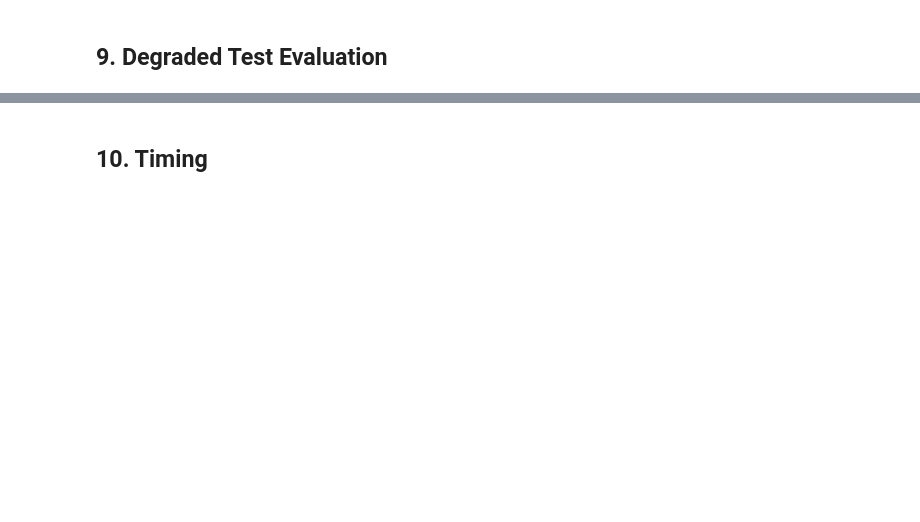
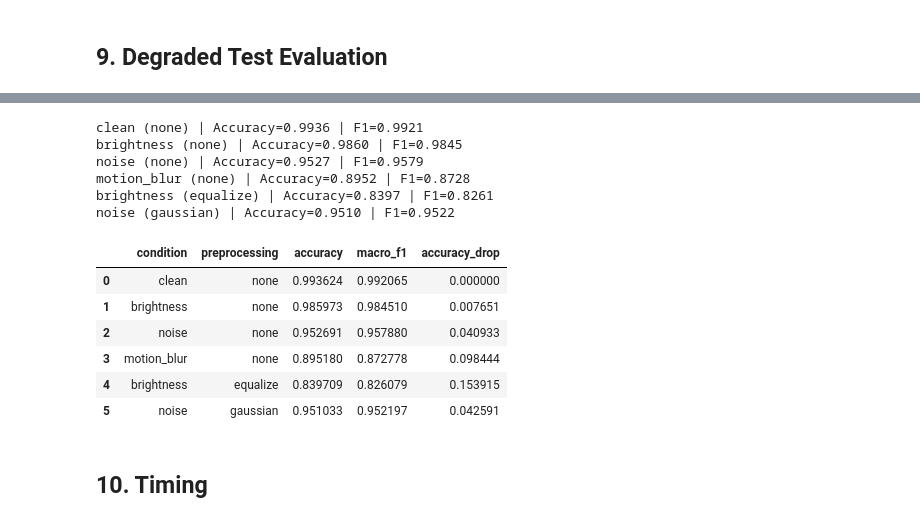
Before and after one commit to Davy-Chu/CP467GroupProject, a Jupyter notebook: notebooks/02_cnn.ipynb, the cells around one changed output, grey strips where cells are left out. Cells and saved outputs as stored; diff of their text form; code cells hidden in the pictures; blank space fills up the shorter version.

```diff
--- a/notebooks/02_cnn.ipynb
+++ b/notebooks/02_cnn.ipynb
@@ -533,3 +579,78 @@ motion_blur: accuracy 0.7382, macro f1 0.6980, drop 0.2017
+# %%
+
+#Evaluate CNN using same conditions as HOG + SVM
+experiments = [
+    ("clean", "none"),
+    ("brightness", "none"),
+    ("noise", "none"),
+    ("motion_blur", "none"),
+    ("brightness", "equalize"),
+    ("noise", "gaussian"),
+]
+
+results = []
+class_ids = sorted(validation_metadata["ClassId"].unique())
+
+for condition, preprocessing in experiments:
+    x, y = load_split_into_memory(
+        validation_metadata,
+        condition=condition,
+        preprocessing=preprocessing,
+    )
+
+    predictions = predict(x)
+    labels = y.numpy()
+
+    accuracy = accuracy_score(labels, predictions)
+    macro_f1 = f1_score(
+        labels,
+        predictions,
+        labels=class_ids,
+        average="macro",
+        zero_division=0,
+    )
+
+    results.append({
+        "condition": condition,
+        "preprocessing": preprocessing,
+        "accuracy": accuracy,
+        "macro_f1": macro_f1,
+    })
+
+    print(
+        f"{condition} ({preprocessing}) | "
+        f"Accuracy={accuracy:.4f} | F1={macro_f1:.4f}"
+    )
+
+    del x, y
+
+#Calculate accuracy drop
+degradation_results = pd.DataFrame(results)
+
+clean_accuracy = degradation_results.loc[
+    degradation_results["condition"] == "clean",
+    "accuracy",
+].iloc[0]
+
+degradation_results["accuracy_drop"] = (
+    clean_accuracy - degradation_results["accuracy"]
+)
+
+display(degradation_results)
+# %% [output]
+clean (none) | Accuracy=0.9936 | F1=0.9921
+brightness (none) | Accuracy=0.9860 | F1=0.9845
+noise (none) | Accuracy=0.9527 | F1=0.9579
+motion_blur (none) | Accuracy=0.8952 | F1=0.8728
+brightness (equalize) | Accuracy=0.8397 | F1=0.8261
+noise (gaussian) | Accuracy=0.9510 | F1=0.9522
+|  | condition | preprocessing | accuracy | macro_f1 | accuracy_drop |
+| 0 | clean | none | 0.993624 | 0.992065 | 0.000000 |
+| 1 | brightness | none | 0.985973 | 0.984510 | 0.007651 |
+| 2 | noise | none | 0.952691 | 0.957880 | 0.040933 |
+| 3 | motion_blur | none | 0.895180 | 0.872778 | 0.098444 |
+| 4 | brightness | equalize | 0.839709 | 0.826079 | 0.153915 |
+| 5 | noise | gaussian | 0.951033 | 0.952197 | 0.042591 |
 # %% [markdown]
 ## 10. Timing
 # %%
```
Also changed, not shown: parts of 18 cells of this notebook.
